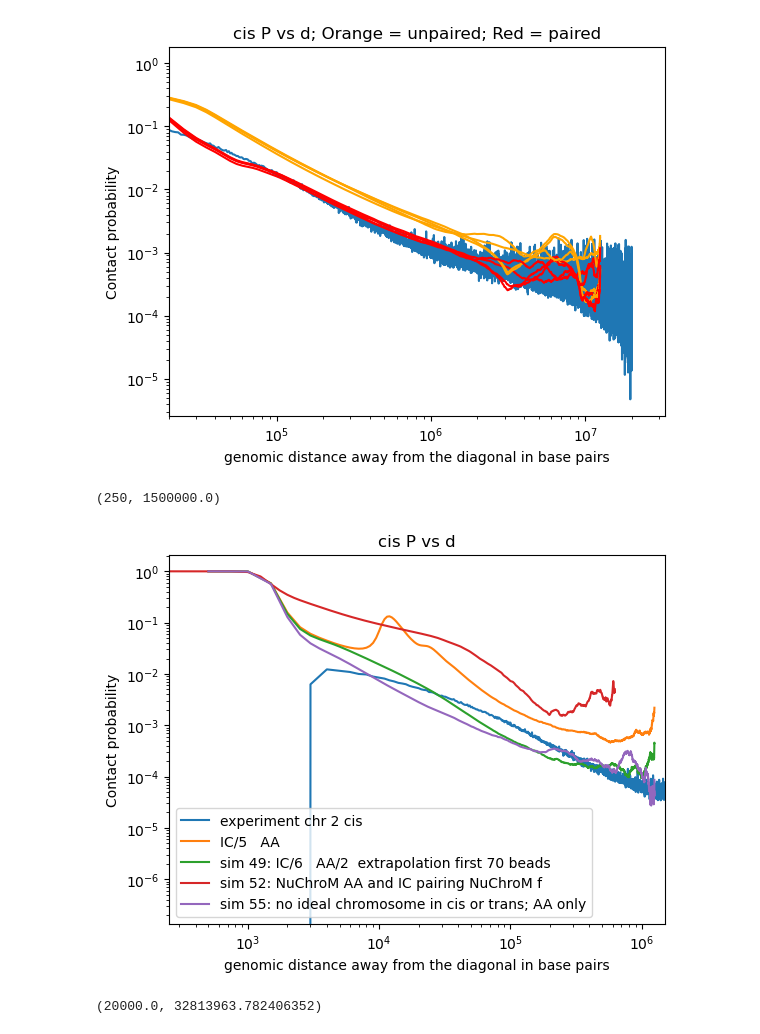
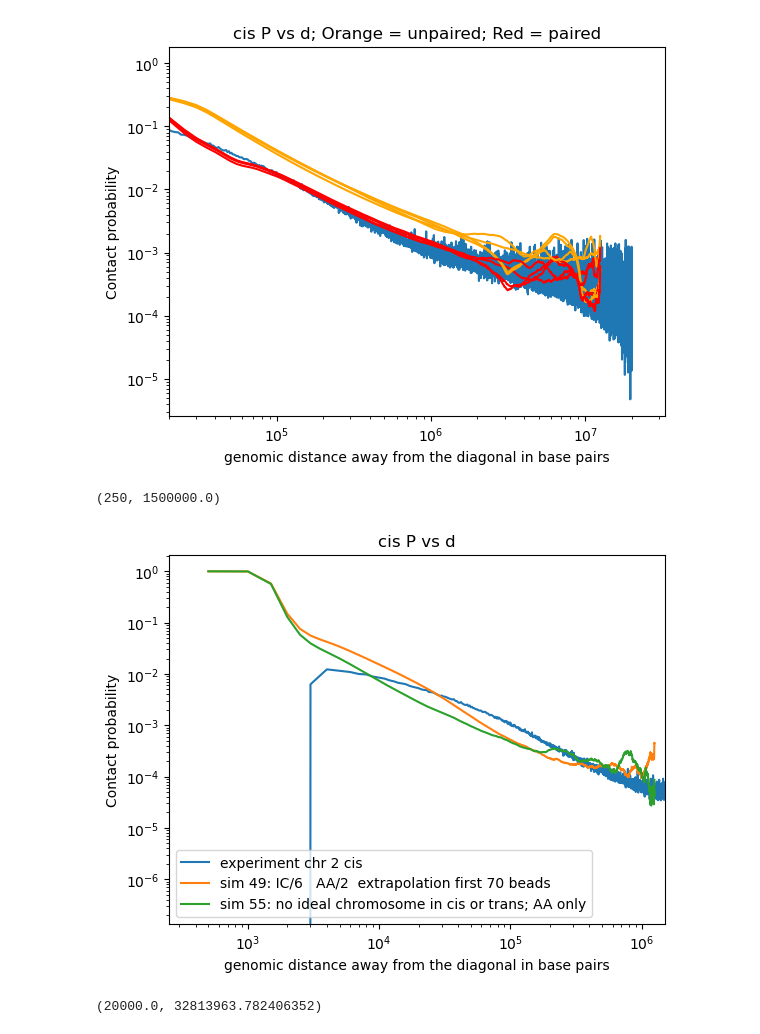
Before and after one commit to DiPierroLab/Douglas, a Jupyter notebook: 6_extra_tools/P_vs_d_experimental_compare_computational.ipynb, the cells around one changed output. Saved outputs shown, nothing was run; the diff lists cells and outputs as text; code cells hidden in the pictures.

```diff
--- a/6_extra_tools/P_vs_d_experimental_compare_computational.ipynb
+++ b/6_extra_tools/P_vs_d_experimental_compare_computational.ipynb
@@ -156,40 +156,38 @@ bead_size_old = 5000# in base pairs; tune to line up the pmfs.
 bead_size_new = 500
 bead_size_NuChroM = 250
 #plt.plot(bead_size_old*d, P_cis_simulation_24/50, label='old resolution (5000 bp = 1 bead)')
-plt.plot(bead_size_new*d, P_cis_simulation_25, label='IC/5   AA')
+#plt.plot(bead_size_new*d, P_cis_simulation_25, label='IC/5   AA')
 #plt.plot(bead_size_new*d, P_cis_simulation_36, label='IC/1.4   AA  first 20 beads have IC = 0')
 #plt.plot(bead_size_new*d, P_cis_simulation_40, label='IC/6   AA  first 20 beads have IC = 0')
 #plt.plot(bead_size_new*d, P_cis_simulation_41, label='IC/6   AA/2  first 20 beads have IC = 0')
 #plt.plot(bead_size_new*d, P_cis_simulation_45, label='IC/6   AA  extrapolation first 20 beads')
 #plt.plot(bead_size_new*d, P_cis_simulation_46, label='IC/6   AA/2  extrapolation first 20 beads')
 #plt.plot(bead_size_new*d, P_cis_simulation_47, label='IC/6   AA/3  extrapolation first 20 beads')
 #plt.plot(bead_size_new*d, P_cis_simulation_48, label='IC/6   AA/2  extrapolation first 40 beads')
 plt.plot(bead_size_new*d, P_cis_simulation_49, label='sim 49: IC/6   AA/2  extrapolation first 70 beads')
 #plt.plot(bead_size_new*d, P_cis_simulation_50, label='IC/6   AA/2  extrapolation first 100 beads')
 #plt.plot(bead_size_NuChroM*d, P_cis_simulation_51_old_f, label='NuChroM AA and IC no pairing MiChroM f')
 #plt.plot(bead_size_NuChroM*d, P_cis_simulation_52_old_f, label='NuChroM AA and IC pairing MiChroM f')
 #plt.plot(bead_size_NuChroM*d, P_cis_simulation_53_old_f, label='NuChroM AA and IC tight-loose boundary MiChroM f')
 #plt.plot(bead_size_NuChroM*d, P_cis_simulation_54_old_f, label='NuChroM AA and IC tight-none boundary MiChroM f')
 #plt.plot(bead_size_NuChroM*d, P_cis_simulation_51, label='NuChroM AA and IC no pairing NuChroM f')
-plt.plot(bead_size_NuChroM*d, P_cis_simulation_52, label='sim 52: NuChroM AA and IC pairing NuChroM f')
+#plt.plot(bead_size_NuChroM*d, P_cis_simulation_52, label='sim 52: NuChroM AA and IC pairing NuChroM f')
 #plt.plot(bead_size_NuChroM*d, P_cis_simulation_53, label='NuChroM AA and IC tight-loose boundary NuChroM f')
 #plt.plot(bead_size_NuChroM*d, P_cis_simulation_54, label='NuChroM AA and IC tight-none boundary NuChroM f')
 plt.plot(bead_size_new*d, P_cis_simulation_55, label='sim 55: no ideal chromosome in cis or trans; AA only')
 #plt.plot(bead_size_new*d, P_cis_simulation_56, label='IC/6   AA/2  extrapolation first 70 beads  0 first 40 beads')
-#plt.plot(bead_size_new*d, P_cis_simulation_57, label='IC/6   AA/2  extrapolation first 70 beads  0 first 40 beads')
-#plt.plot(bead_size_new*d, P_cis_simulation_58, label='IC/10   AA/2  extrapolation first 70 beads')
 
 # Plot settings
 plt.title('cis P vs d')
 plt.legend()
 plt.xlabel('genomic distance away from the diagonal in base pairs')
 plt.xscale('log')
 plt.ylabel('Contact probability')
 plt.yscale('log')
 plt.xlim(250,1.5e6)
 # %% [output]
 (250, 1500000.0)
-[figure, old version]
+[figure, new version]
 # %%
 # TRANS
 # Plot average normalized trans Hi-C contact probability vs genomic distance (in kilobases)
```
Also changed, not shown: 7 other files.
